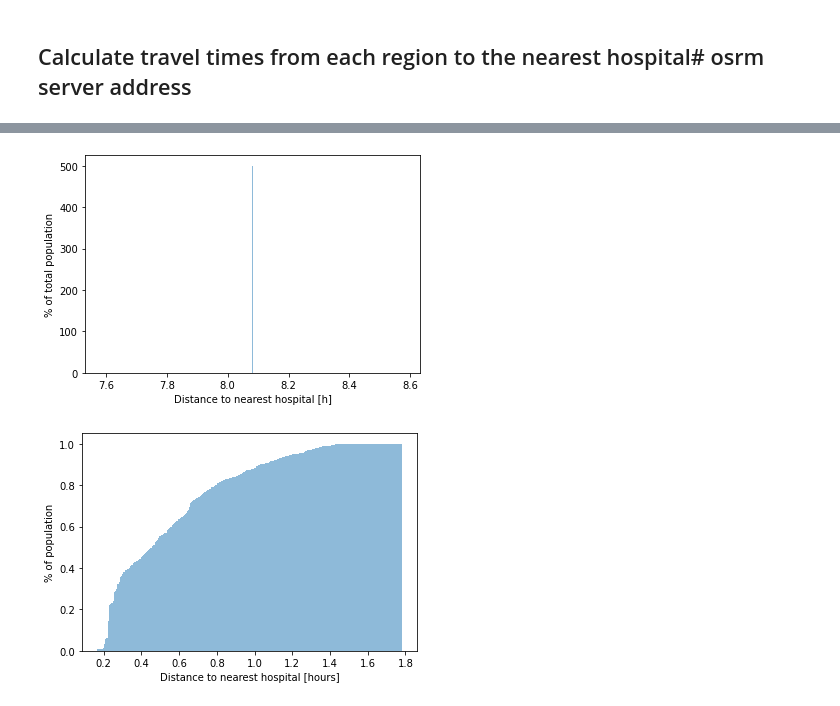
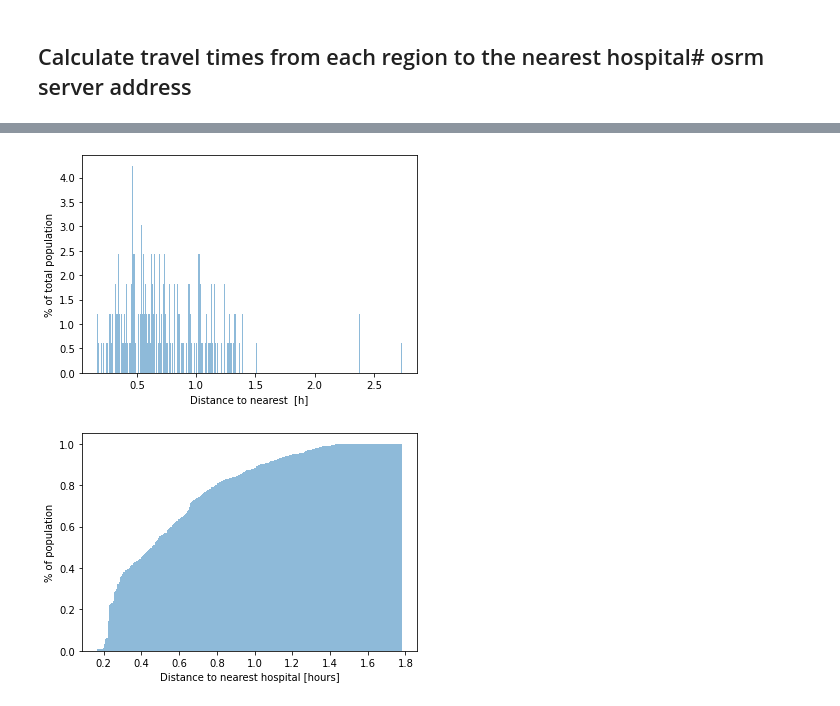
Before and after one commit to tfeenergy/Ethiopia-hospitals-covid19, a Jupyter notebook: Ethiopia COVID.ipynb, the cells around one changed output, grey strips where cells are left out. Drawn from its saved outputs; the diff is of its cells as text; code cells hidden in the pictures.

Commit message:
Fixed Pandas.reset_index bug

```diff
--- a/Ethiopia COVID.ipynb
+++ b/Ethiopia COVID.ipynb
@@ -20,14 +20,14 @@ log = logging.getLogger(__name__)
 ## Prepare population data
 # %%
 CRS ='epsg:4326'
-LOCATION = 'ethiopia'
+LOCATION = 'ethiopia_AOI-1'
 DATAPATH = 'data/' + LOCATION
 RAWFILEPATH  = DATAPATH +  '/raw'
 PROCESSEDFILEPATH = DATAPATH + '/processed'
 RESULTSFILEPATH = DATAPATH + '/results'
 
 # Facebooks HRSL dataset
-map_file = RAWFILEPATH+"/population_eth_2018-10-01.tif"
+map_file = RAWFILEPATH+"/AOI-1_population_eth_2018-10-01.tif"
 # %%
 #Initial scan the raster map with big windows
 origins=pd.DataFrame()
@@ -70,5 +70,5 @@ We have 1278 regions of size 1000, 1278 with population >0
 # %%
 #transform into GeoDataFrame
-origins=gpd.GeoDataFrame(origins,crs='epsg:4326', geometry=[Point(xy) for xy in zip(origins['center_lon'], origins['center_lat'])])
+origins=gpd.GeoDataFrame(origins,crs=CRS, geometry=[Point(xy) for xy in zip(origins['center_lon'], origins['center_lat'])])
 origins.geometry=origins.apply(lambda r: box(r.left_lon, r.bottom_lat, r.right_lon, r.top_lat, ccw=False),axis=1)
-origins.reset_index(drop=True)
+origins = origins.reset_index(drop=True)
@@ -93,12 +84,12 @@ origins.to_file(driver = 'ESRI Shapefile', filename = PROCESSEDFILEPATH+'/origin
 # %% [markdown]
 ## Import hospital locations
 # %%
-hospital_path = RAWFILEPATH+"/ethiopia_hospitals.shp"
+hospital_path = RAWFILEPATH+"/AOI-1_hospitals.shp"
 df = gpd.read_file(hospital_path).to_crs(CRS)
 df['lon']=df.geometry.centroid.x
 df['lat']=df.geometry.centroid.y
 df['name']=df['Facility n']
 hospitals=df[['name','lon','lat','geometry']]
 print("There are %i hospitals"%len(hospitals))
-hospitals.reset_index(drop=True)
+hospitals = hospitals.reset_index(drop=True)
 # %% [output]
@@ -246,14 +239,14 @@ with open(RESULTSFILEPATH+'/'+LOCATION+'_'+str(len(origins))+'-results.pickle',
 # %%
 # Plot
 %matplotlib inline
 plt.figure()
-origins['t_'+POI].plot.hist(alpha=0.5,bins=500,cumulative=False,density=True)
+origins['t_'+usual_origin].plot.hist(alpha=0.5,bins=500,cumulative=False,density=True)
 plt.ylabel('% of total population')
-plt.xlabel('Distance to nearest '+POI+' [h]')
+plt.xlabel('Distance to nearest  [h]')
 plt.savefig('travel_time_dist.pdf')
 plt.show()
 # %% [output]
-[figure, old version]
+[figure, new version]
 # %%
 plt.figure()
 origins['t_'+usual_origin].plot.hist(alpha=0.5,bins=500,cumulative=True,density=True,weights=origins['tot_pop'])
```
Also changed, not shown: parts of 8 cells of this notebook.
